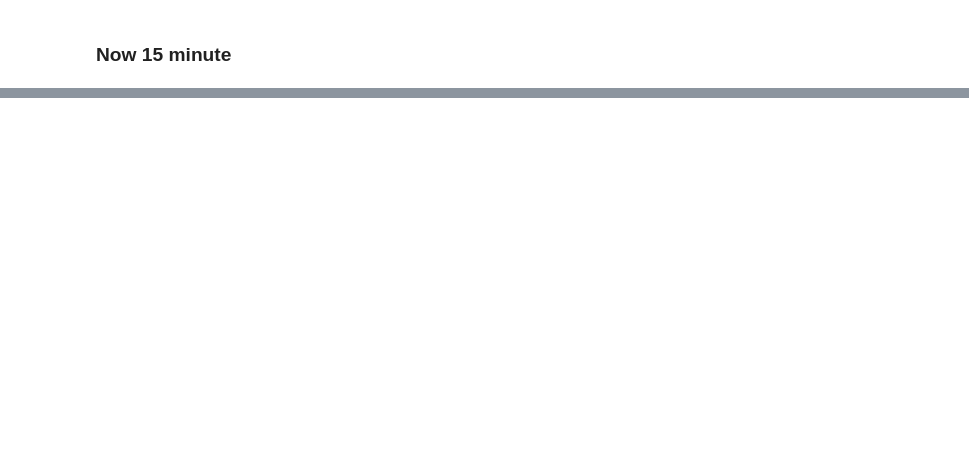
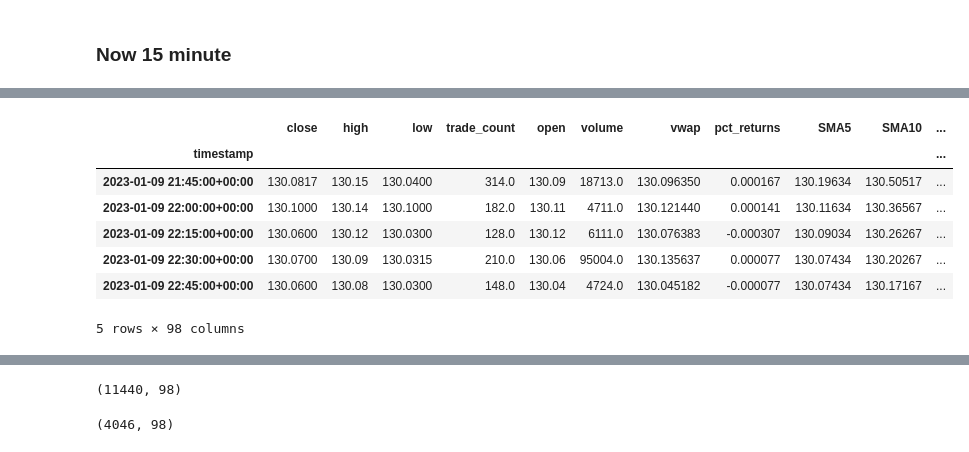
Before and after one commit to MontgomeryG/algotrader2, a Jupyter notebook: 6_nn_implementation.ipynb, the cells around one changed output, grey strips where cells are left out. Cells and saved outputs as stored; diff of their text form; code cells hidden in the pictures; blank space fills up the shorter version.

```diff
--- a/6_nn_implementation.ipynb
+++ b/6_nn_implementation.ipynb
@@ -287,5 +471,5 @@ nn_train_predictions = nn_model.predict(X_train_scaled)
 ### Now 15 minute
 # %%
 # Import indicator dataframe
-df = pd.read_csv("../algotrader2/resources/aapl_1min_pivot_point_indicator_df.csv")
+df = pd.read_csv("../algotrader2/resources/aapl_15min_pivot_point_indicator_df.csv")
 df.head()
@@ -294,25 +500,34 @@ df.head(100)
 # %%
 # Create our timestamp column as a datetime index, then save it as our index
 df['timestamp'] = pd.to_datetime(df['timestamp'])
 df.set_index('timestamp', inplace=True)
 # X is everything except the signal column
-X = df.drop('signal', axis=1)
+X = df.drop('new_signal', axis=1)
 # We should use the .shift() function so that our algorithm predicts the minute before realtime
 # Drop the row with NaN values
 X = X.shift().dropna()
 display(X.head())
-y = df[("signal")]
+y = df[("new_signal")]
 # Set start of training period
 training_begin = X.index.min()
 print(f"Start date: {training_begin}")
 # Select ending period for the training data. Since we pulled a year's worth of data
 # we will train on 9 months and then test with the rest
 training_end = X.index.min() + DateOffset(months=9)
 print(f"End date: {training_end}")
 # Generate the X_train and y_train DataFrames
 X_train = X.loc[training_begin:training_end]
 y_train = y.loc[training_begin:training_end]
 
 # Generate the X_test and y_test DataFrames
 X_test = X.loc[training_end:]
 y_test = y.loc[training_end:]
+# %% [output]
+|  | close | high | low | trade_count | open | volume | vwap | pct_returns | SMA5 | SMA10 | ... |
+| timestamp |  |  |  |  |  |  |  |  |  |  | ... |
+| 2023-01-09 21:45:00+00:00 | 130.0817 | 130.15 | 130.0400 | 314.0 | 130.09 | 18713.0 | 130.096350 | 0.000167 | 130.19634 | 130.50517 | ... |
+| 2023-01-09 22:00:00+00:00 | 130.1000 | 130.14 | 130.1000 | 182.0 | 130.11 | 4711.0 | 130.121440 | 0.000141 | 130.11634 | 130.36567 | ... |
+| 2023-01-09 22:15:00+00:00 | 130.0600 | 130.12 | 130.0300 | 128.0 | 130.12 | 6111.0 | 130.076383 | -0.000307 | 130.09034 | 130.26267 | ... |
+| 2023-01-09 22:30:00+00:00 | 130.0700 | 130.09 | 130.0315 | 210.0 | 130.06 | 95004.0 | 130.135637 | 0.000077 | 130.07434 | 130.20267 | ... |
+| 2023-01-09 22:45:00+00:00 | 130.0600 | 130.08 | 130.0300 | 148.0 | 130.04 | 4724.0 | 130.045182 | -0.000077 | 130.07434 | 130.17167 | ... |
+5 rows × 98 columns
@@ -330,12 +547,15 @@ X_test_scaled = X_scaler.transform(X_test)
 display(X_train_scaled.shape)
 display(X_test_scaled.shape)
 
-# from imblearn.over_sampling import RandomOverSampler
-# Use RandomOverSampler to resample the datase using random_state=1
-ros = RandomOverSampler(random_state=1)
-X_resampled, y_resampled = ros.fit_resample(X_train_scaled, y_train)
-display(X_train_scaled.shape)
-display(X_test_scaled.shape)
+# # from imblearn.over_sampling import RandomOverSampler
+# # Use RandomOverSampler to resample the datase using random_state=1
+# ros = RandomOverSampler(random_state=1)
+# X_resampled, y_resampled = ros.fit_resample(X_train_scaled, y_train)
+# display(X_train_scaled.shape)
+# display(X_test_scaled.shape)
+# %% [output]
+(11440, 98)
+(4046, 98)
 # %%
 # NEURAL NETWORK
 num_predictors = len(X.columns)
```
Also changed, not shown: parts of 35 cells of this notebook, 1 other file.
